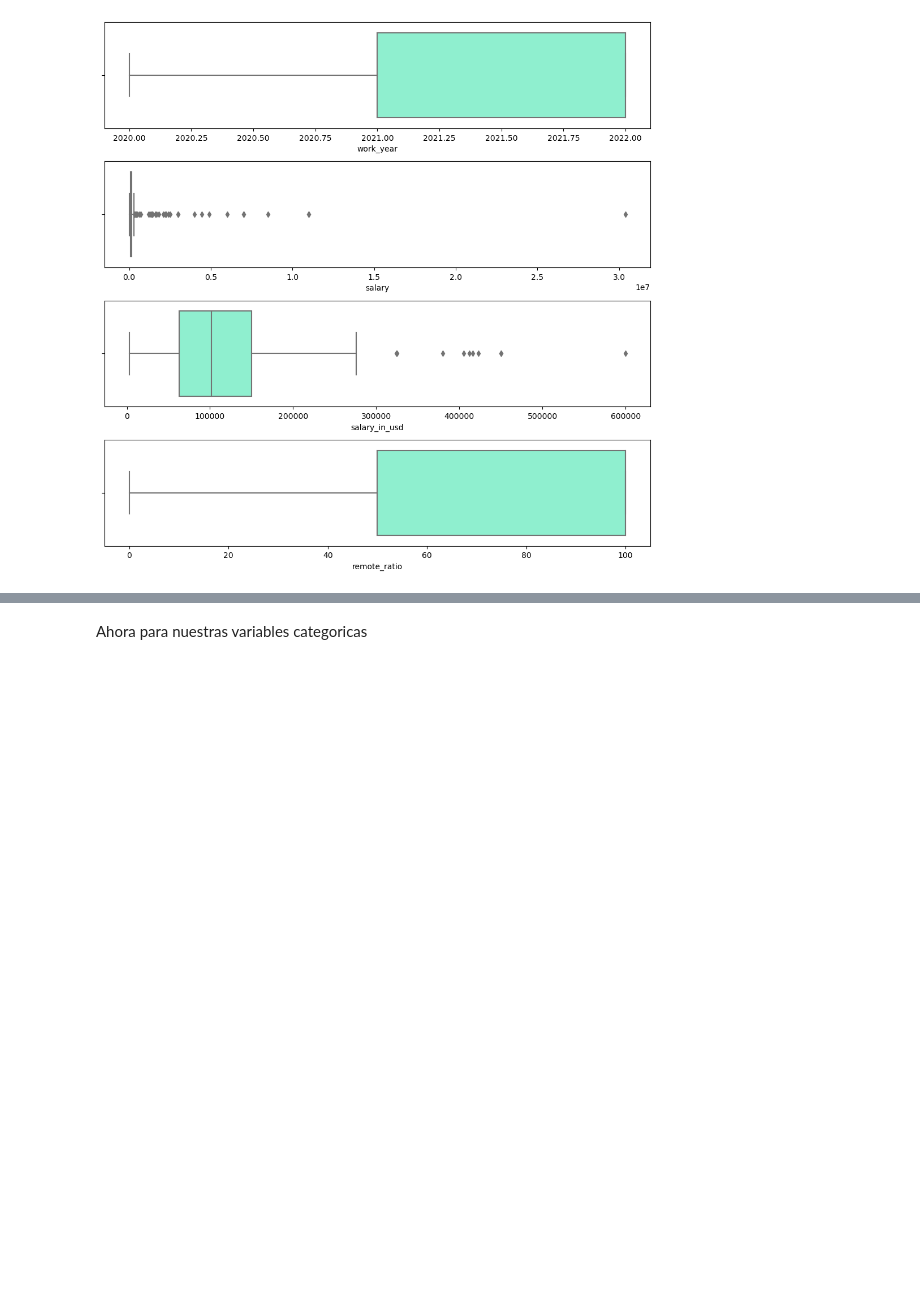
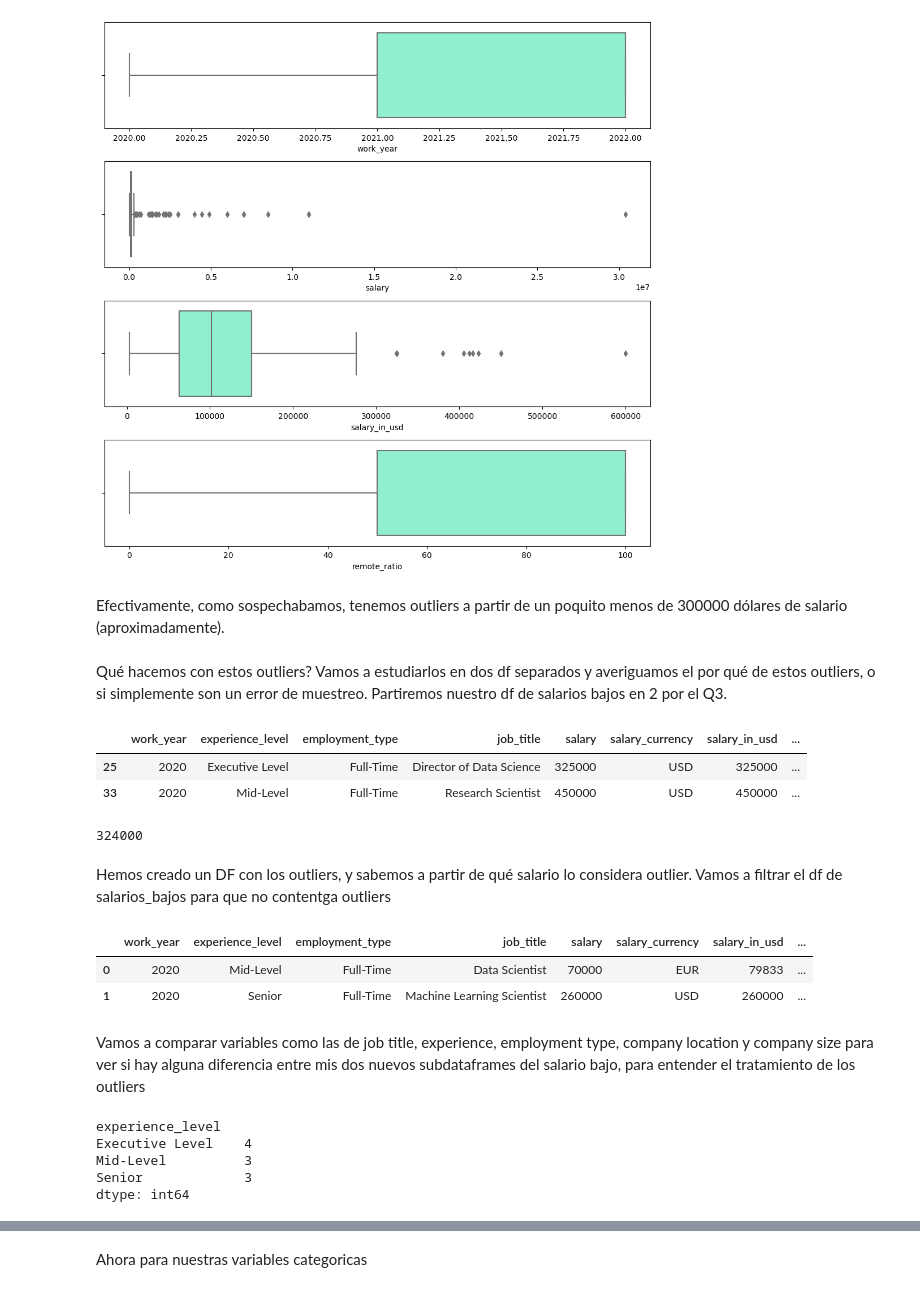
Before and after one commit to Adalab/DA-promo-b-modulo-3-sprint-1-Paula-Yadira, a Jupyter notebook: Regresión lineal/I-pair-programming-intro-machine-learning.ipynb, the cells around one changed output, grey strips where cells are left out. Saved outputs shown, nothing was run; the diff lists cells and outputs as text; code cells hidden in the pictures; blank space fills up the shorter version.

```diff
--- a/Regresión lineal/I-pair-programming-intro-machine-learning.ipynb
+++ b/Regresión lineal/I-pair-programming-intro-machine-learning.ipynb
@@ -119,3 +119,42 @@ plt.tight_layout()
 plt.show()
 # %% [output]
 [figure]
+# %% [markdown]
+Efectivamente, como sospechabamos, tenemos outliers a partir de un poquito menos de 300000 dólares de salario (aproximadamente).
+# %% [markdown]
+Qué hacemos con estos outliers? Vamos a estudiarlos en dos df separados y averiguamos el por qué de estos outliers, o si simplemente son un error de muestreo.
+Partiremos nuestro df de salarios bajos en 2 por el Q3.
+# %%
+def detectar_outliers(lista_columnas, dataframe):
+
+    # iteramos por la lista de las columnas numéricas de nuestro dataframe
+    for col in lista_columnas:
+
+        #calculamos los cuartiles Q1 y Q3
+        Q1 = np.nanpercentile(df[col], 25)
+        Q3 = np.nanpercentile(df[col], 75)
+
+        # calculamos el rango intercuartil
+        IQR = Q3 - Q1
+
+        # calculamos los límites
+        outlier_step = 1.5 * IQR
+
+        # filtramos nuestro dataframe para indentificar los outliers
+        outliers_bajos = dataframe[(dataframe[col] > Q3 + outlier_step)]
+
+
+    return outliers_bajos
+# %%
+salarios_altos = detectar_outliers(['salary_in_usd'],df)
+salarios_altos.head(2)
+# %% [output]
+|  | work_year | experience_level | employment_type | job_title | salary | salary_currency | salary_in_usd | ... |
+| 25 | 2020 | Executive Level | Full-Time | Director of Data Science | 325000 | USD | 325000 | ... |
+| 33 | 2020 | Mid-Level | Full-Time | Research Scientist | 450000 | USD | 450000 | ... |
+# %%
+salarios_altos['salary_in_usd'].min()
+# %% [output]
+324000
+# %% [markdown]
+Hemos creado un DF con los outliers, y sabemos a partir de qué salario lo considera outlier. Vamos a filtrar el df de salarios_bajos para que no contentga outliers
@@ -121,0 +163,16 @@ plt.show()
+# %%
+salarios_bajos.head(2)
+# %% [output]
+|  | work_year | experience_level | employment_type | job_title | salary | salary_currency | salary_in_usd | ... |
+| 0 | 2020 | Mid-Level | Full-Time | Data Scientist | 70000 | EUR | 79833 | ... |
+| 1 | 2020 | Senior | Full-Time | Machine Learning Scientist | 260000 | USD | 260000 | ... |
+# %% [markdown]
+Vamos a comparar variables como las de job title, experience, employment type, company location y company size para ver si hay alguna diferencia entre mis dos nuevos subdataframes del salario bajo, para entender el tratamiento de los outliers
+# %%
+salarios_altos.groupby('experience_level').size()
+# %% [output]
+experience_level
+Executive Level    4
+Mid-Level          3
+Senior             3
+dtype: int64
```
Also changed, not shown: parts of 15 cells of this notebook, 4 other files.
